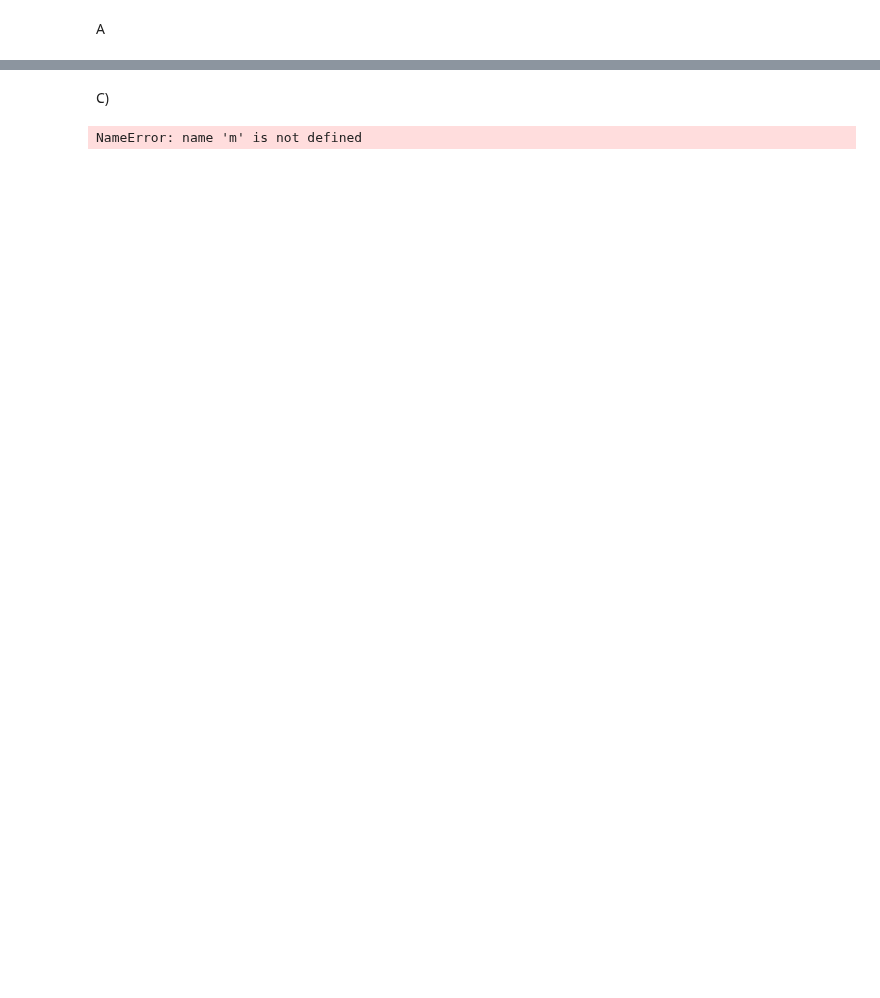
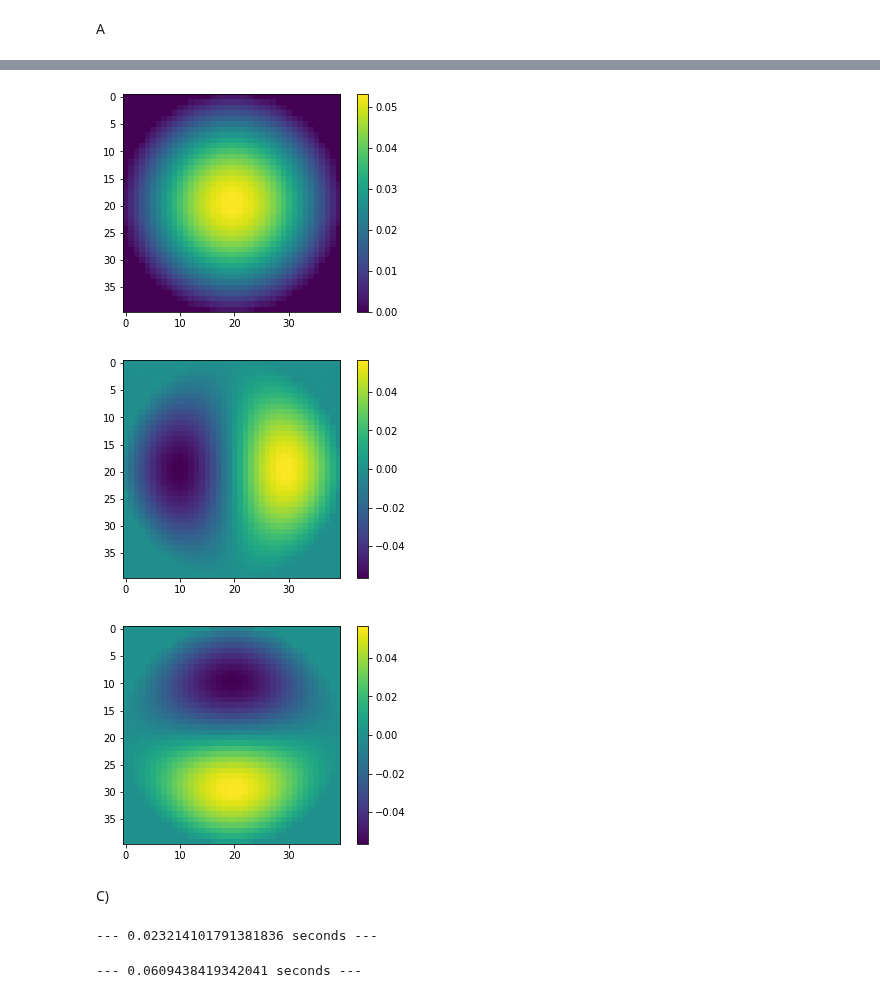
Before and after one commit to karellempes/ScieComp, a Jupyter notebook: Assignment 3/3.1Eigen modes of drums of different shapes.ipynb, the cells around one changed output, grey strips where cells are left out. Cells and saved outputs as stored; diff of their text form; code cells hidden in the pictures; blank space fills up the shorter version.

```diff
--- a/Assignment 3/3.1Eigen modes of drums of different shapes.ipynb
+++ b/Assignment 3/3.1Eigen modes of drums of different shapes.ipynb
@@ -80,12 +128,47 @@ plots
+# %%
+N = 40 # the width
+K = 40 # the lenght
+
+M = matrix(N,K,L, True)
+eigen, vector = linalg.eigh(M)
+# %%
+smallest = np.argmin(np.abs(eigen))
+smallest_vector = vector[:,smallest]
+eigen_grid = np.reshape(smallest_vector, (K,N))
+colormap = plt.imshow(eigen_grid, cmap='viridis')
+plt.colorbar()
+plt.show()
+
+eigen[smallest] = 100
+smallest = np.argmin(np.abs(eigen))
+smallest_vector = vector[:,smallest]
+eigen_grid = np.reshape(smallest_vector, (K,N))
+colormap = plt.imshow(eigen_grid, cmap='viridis')
+plt.colorbar()
+plt.show()
+
+eigen[smallest] = 100
+smallest = np.argmin(np.abs(eigen))
+smallest_vector = vector[:,smallest]
+eigen_grid = np.reshape(smallest_vector, (K,N))
+colormap = plt.imshow(eigen_grid, cmap='viridis')
+plt.colorbar()
+plt.show()
+# %% [output]
+[figure, added]
+[figure, added]
+[figure, added]
 # %% [markdown]
 C)
 # %%
 start_time = time.time()
-eigen_vectors = linalg.eig(m)
+eigen_vectors = linalg.eig(M)
 print("--- %s seconds ---" % (time.time() - start_time))
 # %% [output]
-NameError: name 'm' is not defined
+--- 0.023214101791381836 seconds ---
 # %%
 start_time = time.time()
-eigen_vectors = eigs(m)
+eigen_vectors = eigs(M)
 print("--- %s seconds ---" % (time.time() - start_time))
+# %% [output]
+--- 0.0609438419342041 seconds ---
```
Also changed, not shown: parts of 11 cells of this notebook.
